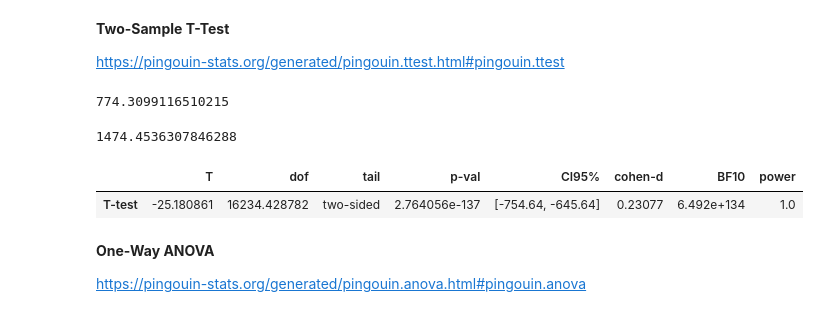
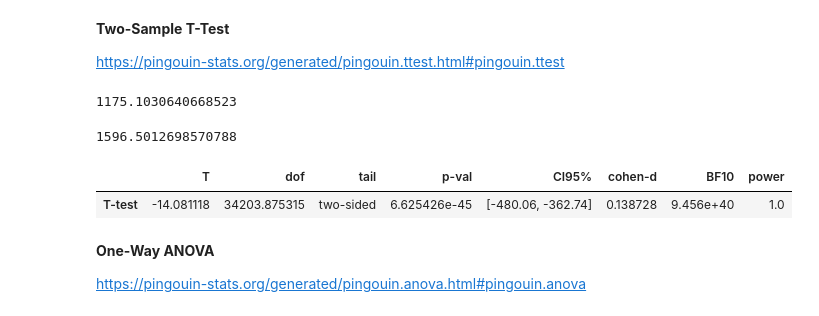
Before and after one commit to cx2076/NYU_Integrated_Marketing, a Jupyter notebook: Copy_of_HypothesisTesting.ipynb, the cells around one changed output. Saved outputs shown, nothing was run; the diff lists cells and outputs as text; code cells hidden in the pictures.

```diff
--- a/Copy_of_HypothesisTesting.ipynb
+++ b/Copy_of_HypothesisTesting.ipynb
@@ -89,23 +88,23 @@ df['age'].mean()
 
 https://pingouin-stats.org/generated/pingouin.ttest.html#pingouin.ttest
 # %%
-balance_loan = df[df['loan']=='yes']['balance']
-balance_no_loan = df[df['loan']=='no']['balance']
+balance_housing = df[df['housing']=='yes']['balance']
+balance_no_housing = df[df['housing']=='no']['balance']
 # %%
-balance_loan.mean()
+balance_housing.mean()
 # %% [output]
-774.3099116510215
+1175.1030640668523
 # %%
-balance_no_loan.mean()
+balance_no_housing.mean()
 # %% [output]
-1474.4536307846288
+1596.5012698570788
 # %%
-x=balance_loan
-y=balance_no_loan
+x=balance_housing
+y=balance_no_housing
 pg.ttest(x, y, paired=False)
 # %% [output]
 |  | T | dof | tail | p-val | CI95% | cohen-d | BF10 | power |
-| T-test | -25.180861 | 16234.428782 | two-sided | 2.764056e-137 | [-754.64, -645.64] | 0.23077 | 6.492e+134 | 1.0 |
+| T-test | -14.081118 | 34203.875315 | two-sided | 6.625426e-45 | [-480.06, -362.74] | 0.138728 | 9.456e+40 | 1.0 |
 # %% [markdown]
 **One-Way ANOVA**
 
```
Also changed, not shown: parts of 13 cells of this notebook.
